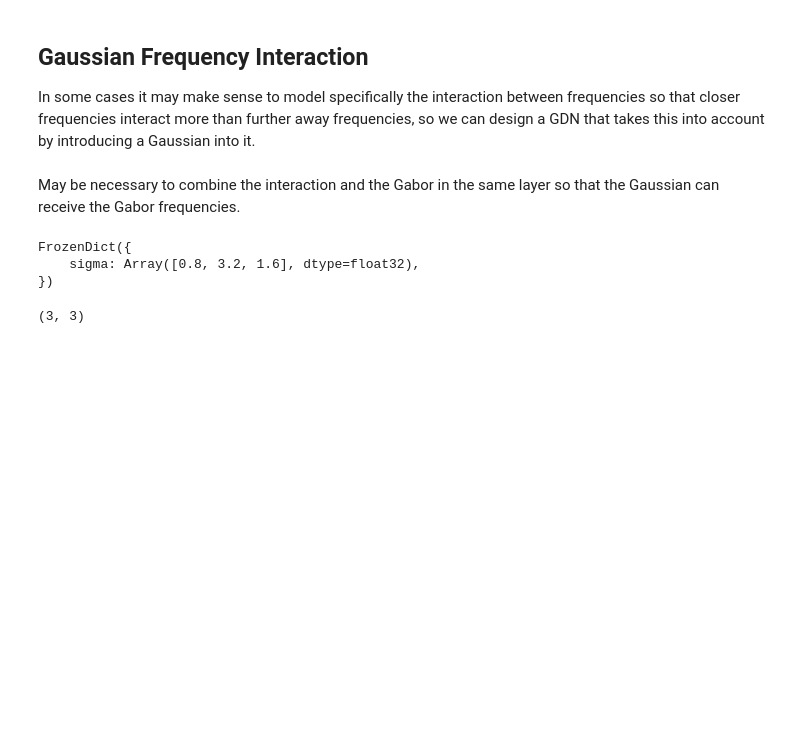
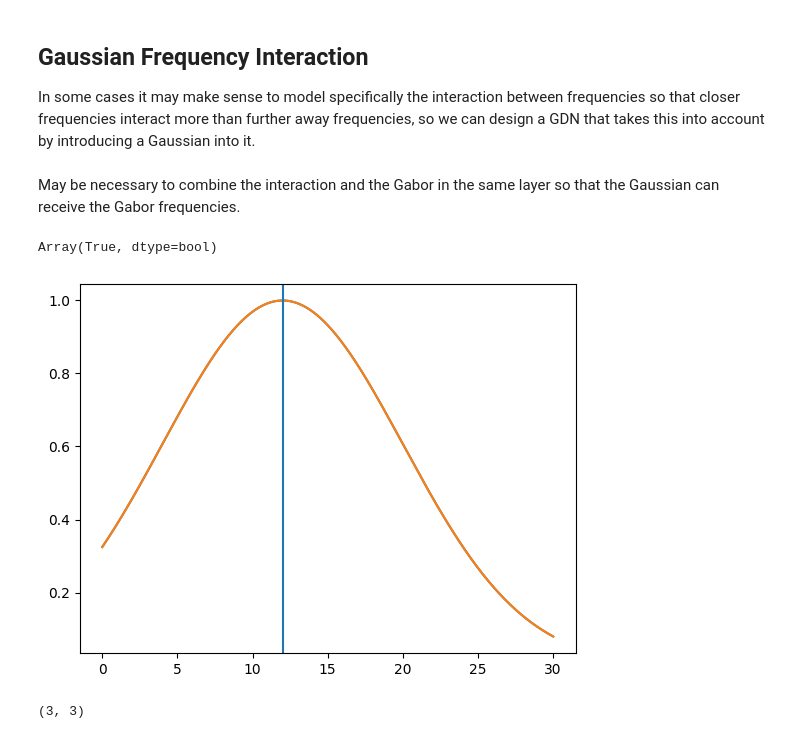
Before and after one commit to Jorgvt/fxlayers, a Jupyter notebook: Notebooks/00_layers.ipynb, the cells around one changed output. Drawn from its saved outputs; the diff is of its cells as text; code cells hidden in the pictures; blank space fills up the shorter version.

```diff
--- a/Notebooks/00_layers.ipynb
+++ b/Notebooks/00_layers.ipynb
@@ -2904,7 +2904,7 @@ class FreqGaussianGamma(nn.Module):
                  **kwargs,
                  ):
         gamma = self.param("gamma",
-                           k_array(0.4, arr=fmean),
+                           k_array(1/0.4, arr=fmean),
                            (inputs.shape[-1],))
         if self.use_bias: bias = self.param("bias",
                                             self.bias_init,
@@ -2937,12 +2937,30 @@ fmean = jnp.array([2., 8., 4.])
 model = FreqGaussian()
 variables = model.init(random.PRNGKey(42), jnp.ones(shape=(1,28,28,3)), fmean=fmean)
 state, params = variables.pop("params")
-# %%
-params
-# %% [output]
-FrozenDict({
-    sigma: Array([0.8, 3.2, 1.6], dtype=float32),
-})
+# %%
+theta_mean = jnp.array([45, 90, 359])
+model_g = FreqGaussianGamma()
+variables_g = model_g.init(random.PRNGKey(42), jnp.ones(shape=(1,28,28,3)), fmean=fmean)
+state_g, params_g = variables_g.pop("params")
+jnp.allclose(params["sigma"], 1/params_g["gamma"])
+# %% [output]
+Array(True, dtype=bool)
+# %%
+f = jnp.linspace(0,30, num=1000)
+fmean = 12
+sigma = 8
+gamma = 1/sigma
+g = FreqGaussianGamma.gaussian(f, fmean, gamma)
+g_s = FreqGaussian.gaussian(f, fmean, sigma)
+assert (g == g_s).all()
+# %%
+#| eval: false
+plt.plot(f, g)
+plt.plot(f, g_s)
+plt.axvline(fmean)
+plt.show()
+# %% [output]
+[figure, added]
 # %%
 sigma = jnp.array([5, 0.8, 1.2])
 kernel = jax.vmap(model.gaussian, in_axes=(None,0,0,None))(fmean, fmean, params["sigma"], 1)
```
Also changed, not shown: parts of 2 cells of this notebook, 1 other file.
